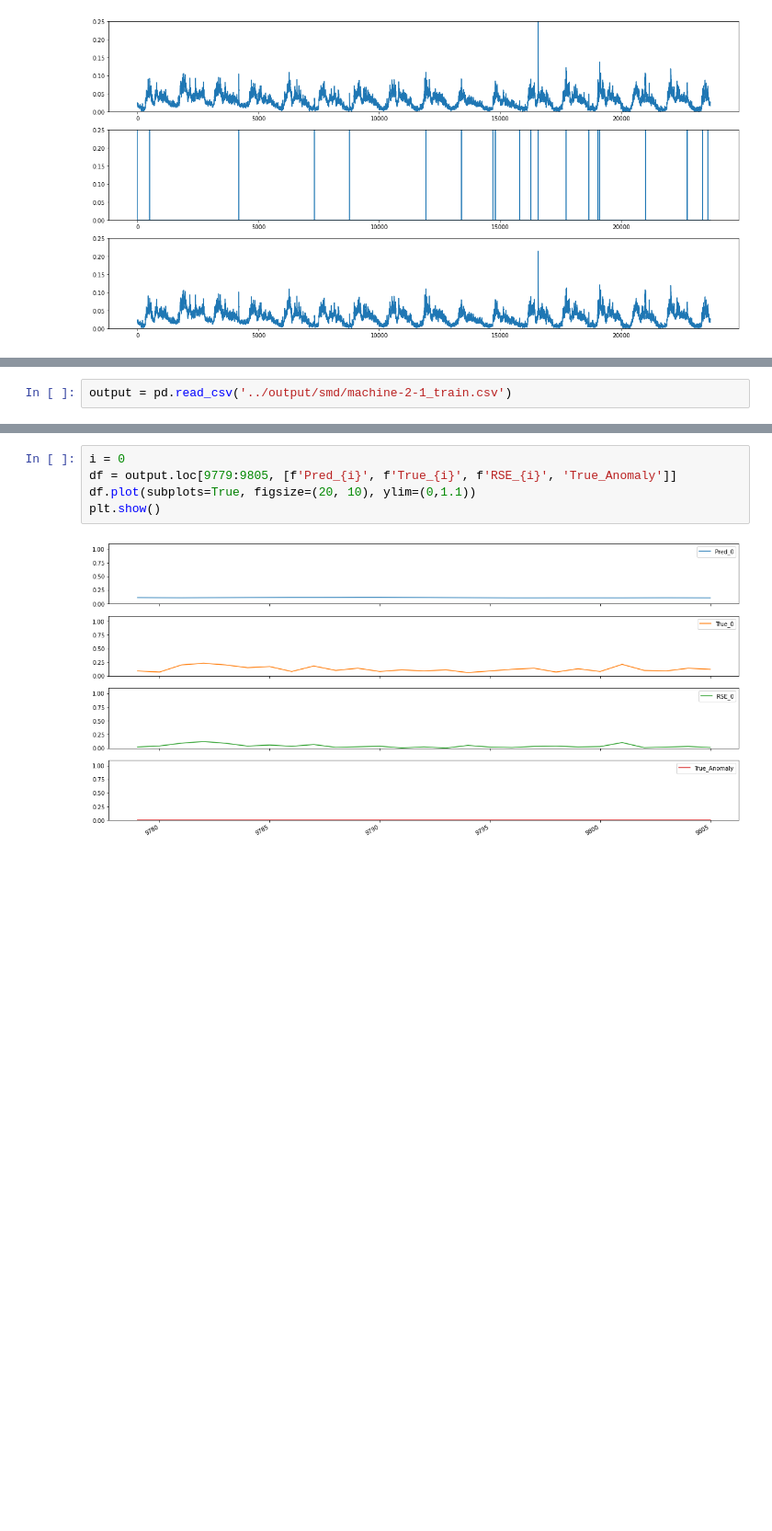
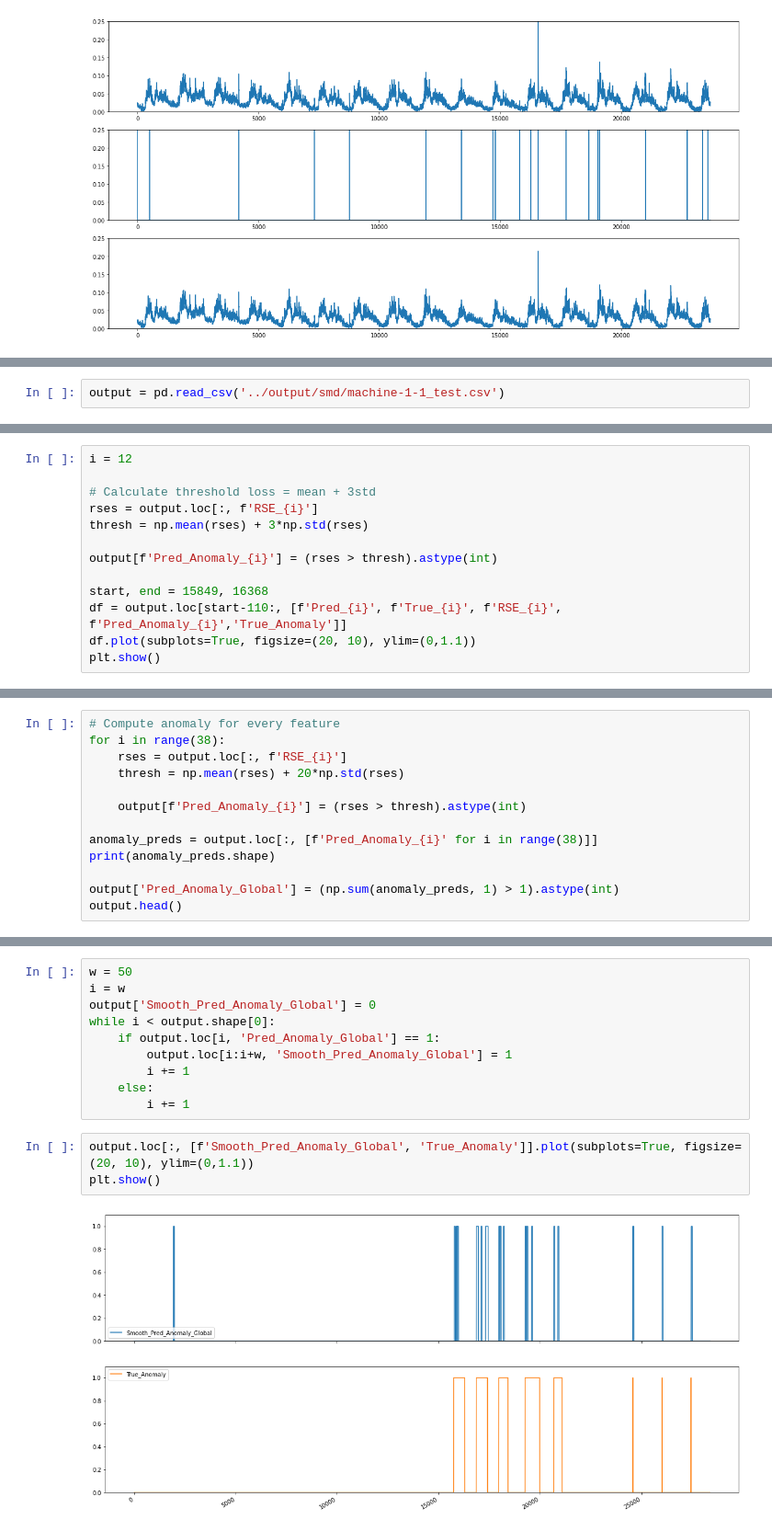
Before and after one commit to ML4ITS/mtad-gat-pytorch, a Jupyter notebook: eda/smd_eda.ipynb, the cells around one changed output, grey strips where cells are left out. Shown at 92% size. Saved outputs shown, nothing was run; the diff lists cells and outputs as text; blank space fills up the shorter version.

```diff
--- a/eda/smd_eda.ipynb
+++ b/eda/smd_eda.ipynb
@@ -152,5 +152,5 @@ plt.plot(x_interp[16000:17000])
 # %%
-output = pd.read_csv('../output/smd/machine-2-1_train.csv')
+output = pd.read_csv('../output/smd/machine-1-1_test.csv')
 # %%
 output.head()
 # %% [output]
@@ -170,0 +171,13 @@ plt.show();
+# %%
+i = 12
+
+# Calculate threshold loss = mean + 3std
+rses = output.loc[:, f'RSE_{i}']
+thresh = np.mean(rses) + 3*np.std(rses)
+
+output[f'Pred_Anomaly_{i}'] = (rses > thresh).astype(int)
+
+start, end = 15849, 16368
+df = output.loc[start-110:, [f'Pred_{i}', f'True_{i}', f'RSE_{i}', f'Pred_Anomaly_{i}','True_Anomaly']]
+df.plot(subplots=True, figsize=(20, 10), ylim=(0,1.1))
+plt.show()
@@ -170,0 +207,13 @@ plt.show();
+# %%
+# Compute anomaly for every feature
+for i in range(38):
+    rses = output.loc[:, f'RSE_{i}']
+    thresh = np.mean(rses) + 20*np.std(rses)
+
+    output[f'Pred_Anomaly_{i}'] = (rses > thresh).astype(int)
+
+anomaly_preds = output.loc[:, [f'Pred_Anomaly_{i}' for i in range(38)]]
+print(anomaly_preds.shape)
+
+output['Pred_Anomaly_Global'] = (np.sum(anomaly_preds, 1) > 1).astype(int)
+output.head()
@@ -171,7 +229,15 @@ plt.show();
+# %%
+w = 50
+i = w
+output['Smooth_Pred_Anomaly_Global'] = 0
+while i < output.shape[0]:
+    if output.loc[i, 'Pred_Anomaly_Global'] == 1:
+        output.loc[i:i+w, 'Smooth_Pred_Anomaly_Global'] = 1
+        i += 1
+    else:
+        i += 1
 # %%
-i = 0
-df = output.loc[9779:9805, [f'Pred_{i}', f'True_{i}', f'RSE_{i}', 'True_Anomaly']]
-df.plot(subplots=True, figsize=(20, 10), ylim=(0,1.1))
+output.loc[:, [f'Smooth_Pred_Anomaly_Global', 'True_Anomaly']].plot(subplots=True, figsize=(20, 10), ylim=(0,1.1))
 plt.show()
 # %% [output]
-[figure, old version]
+[figure, new version]
```
Also changed, not shown: parts of 20 cells of this notebook, 2 other files.
